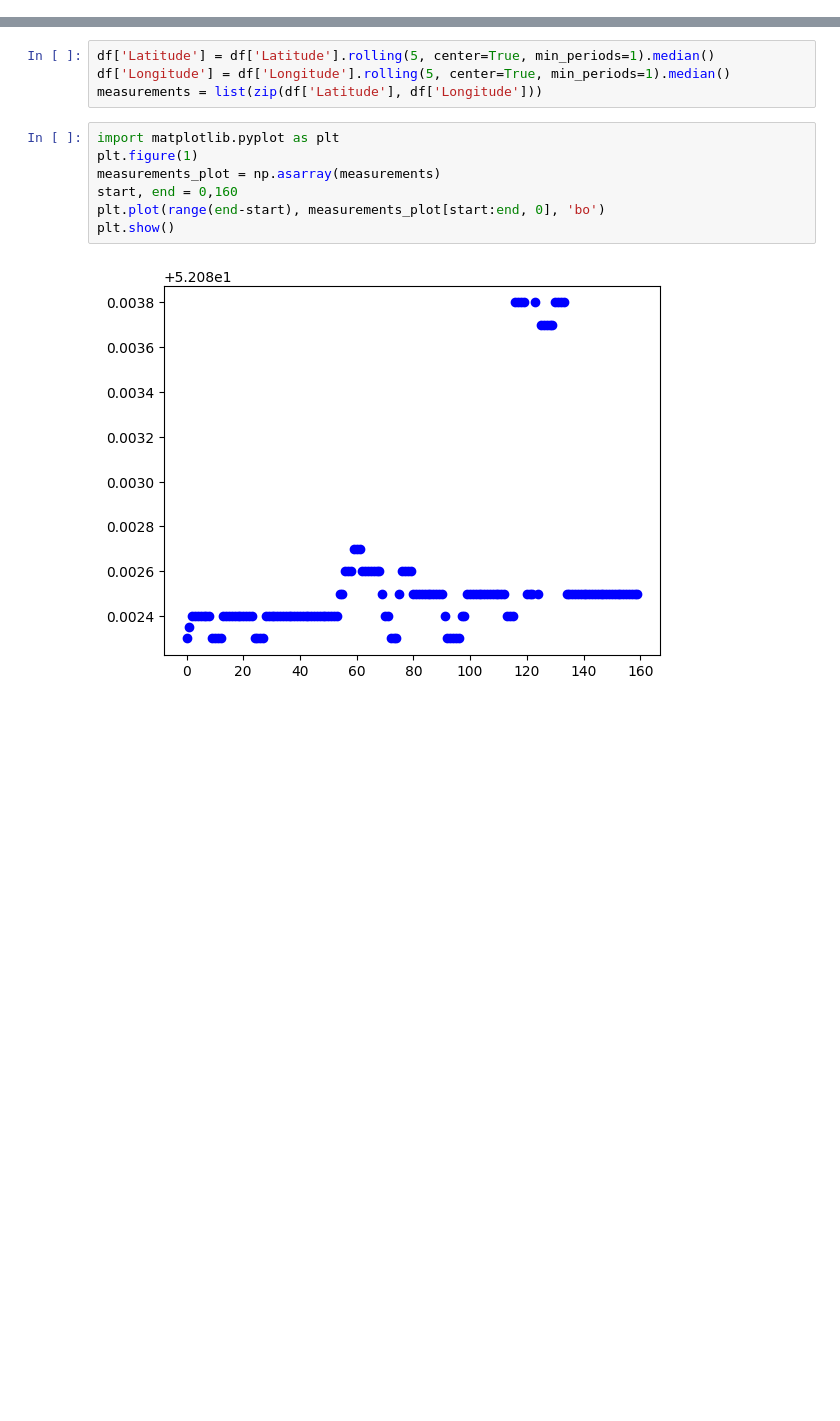
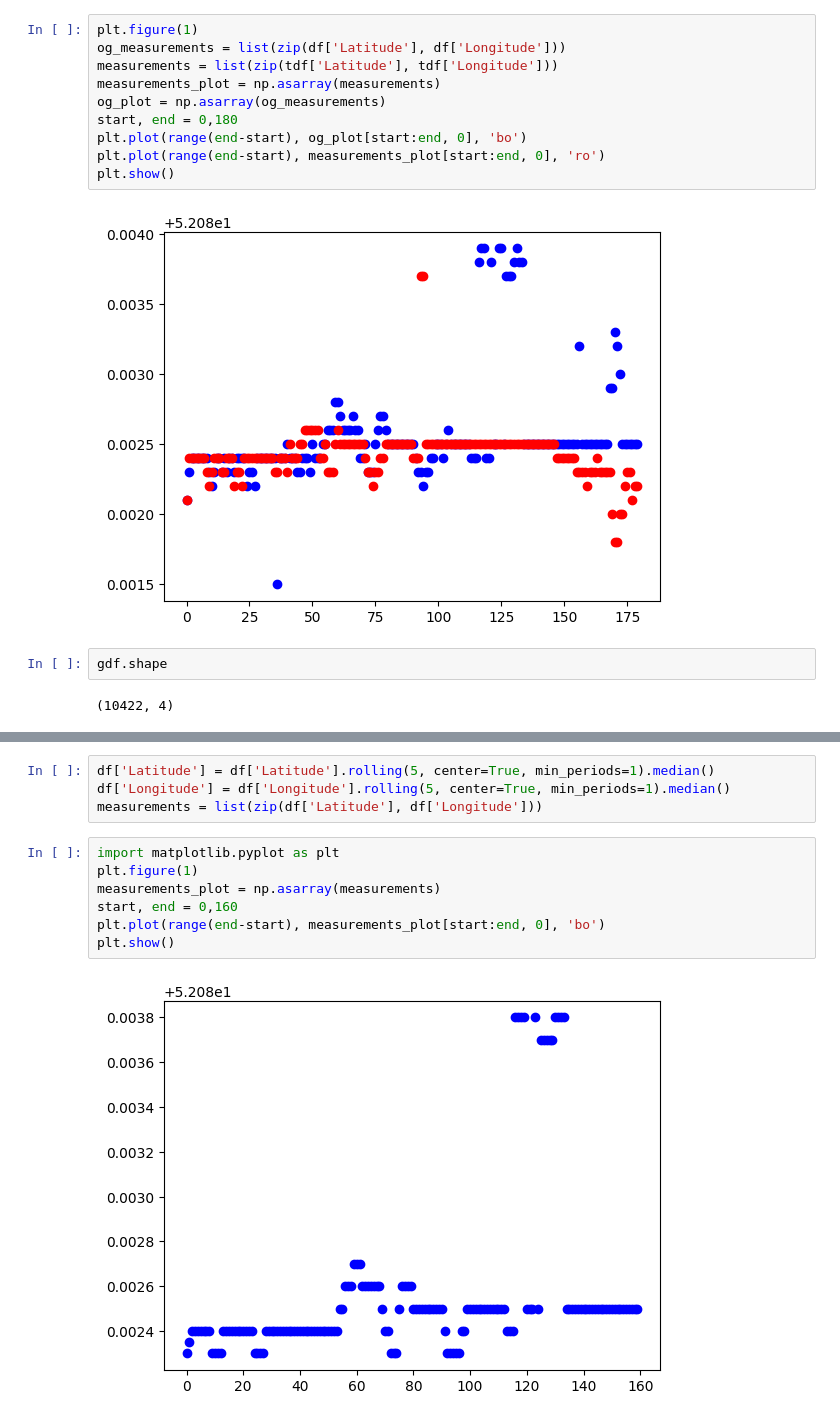
Before and after one commit to Floris-C/noise-thesis, a Jupyter notebook: datacollection/gps_smoothing.ipynb, the cells around one changed output, grey strips where cells are left out. Saved outputs shown, nothing was run; the diff lists cells and outputs as text; blank space fills up the shorter version.

```diff
--- a/datacollection/gps_smoothing.ipynb
+++ b/datacollection/gps_smoothing.ipynb
@@ -13 +47,17 @@ measurements = list(zip(df['Latitude'], df['Longitude']))
+# %%
+plt.figure(1)
+og_measurements = list(zip(df['Latitude'], df['Longitude']))
+measurements = list(zip(tdf['Latitude'], tdf['Longitude']))
+measurements_plot = np.asarray(measurements)
+og_plot = np.asarray(og_measurements)
+start, end = 0,180
+plt.plot(range(end-start), og_plot[start:end, 0], 'bo')
+plt.plot(range(end-start), measurements_plot[start:end, 0], 'ro')
+plt.show()
+# %% [output]
+[figure, added]
+# %%
+gdf.shape
+# %% [output]
+(10422, 4)
 # %%
```
Also changed, not shown: parts of 9 cells of this notebook, 2 other files.
